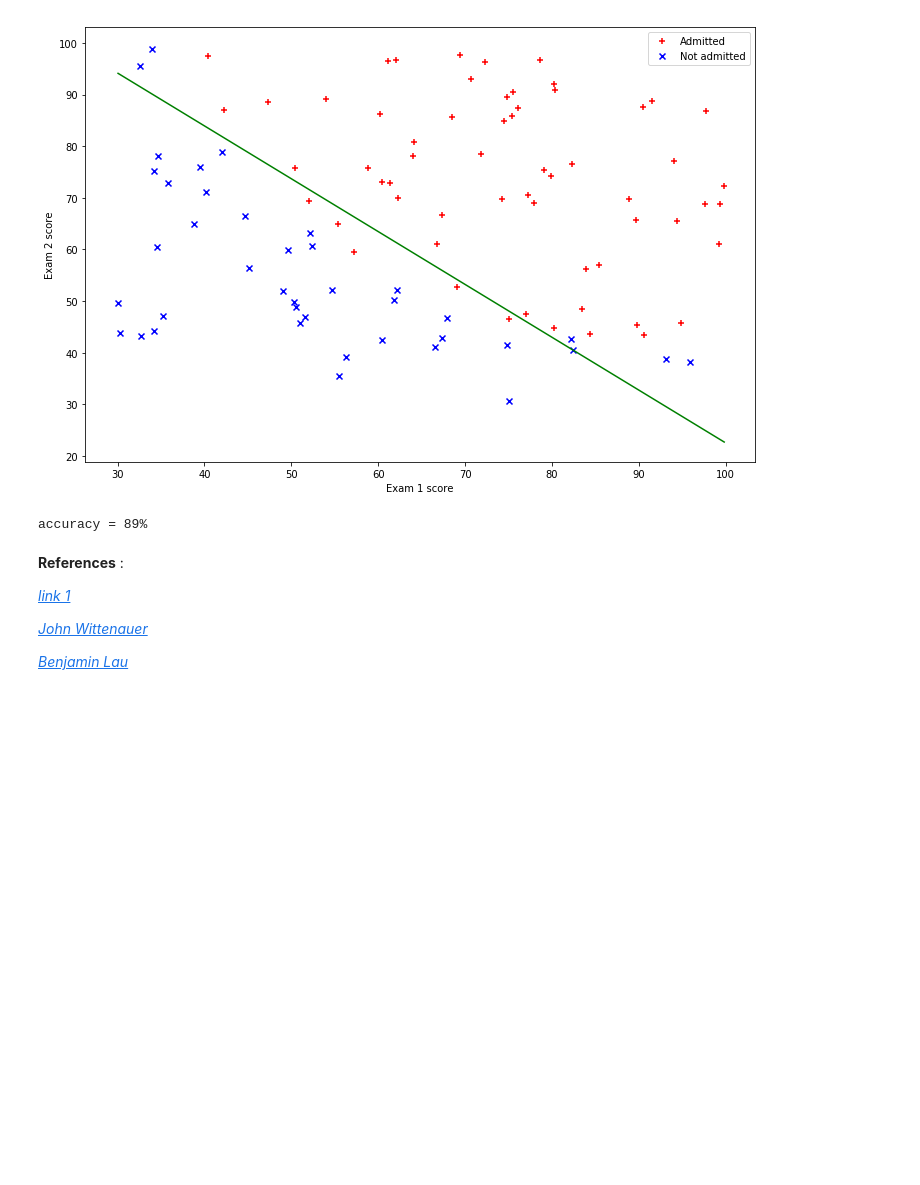
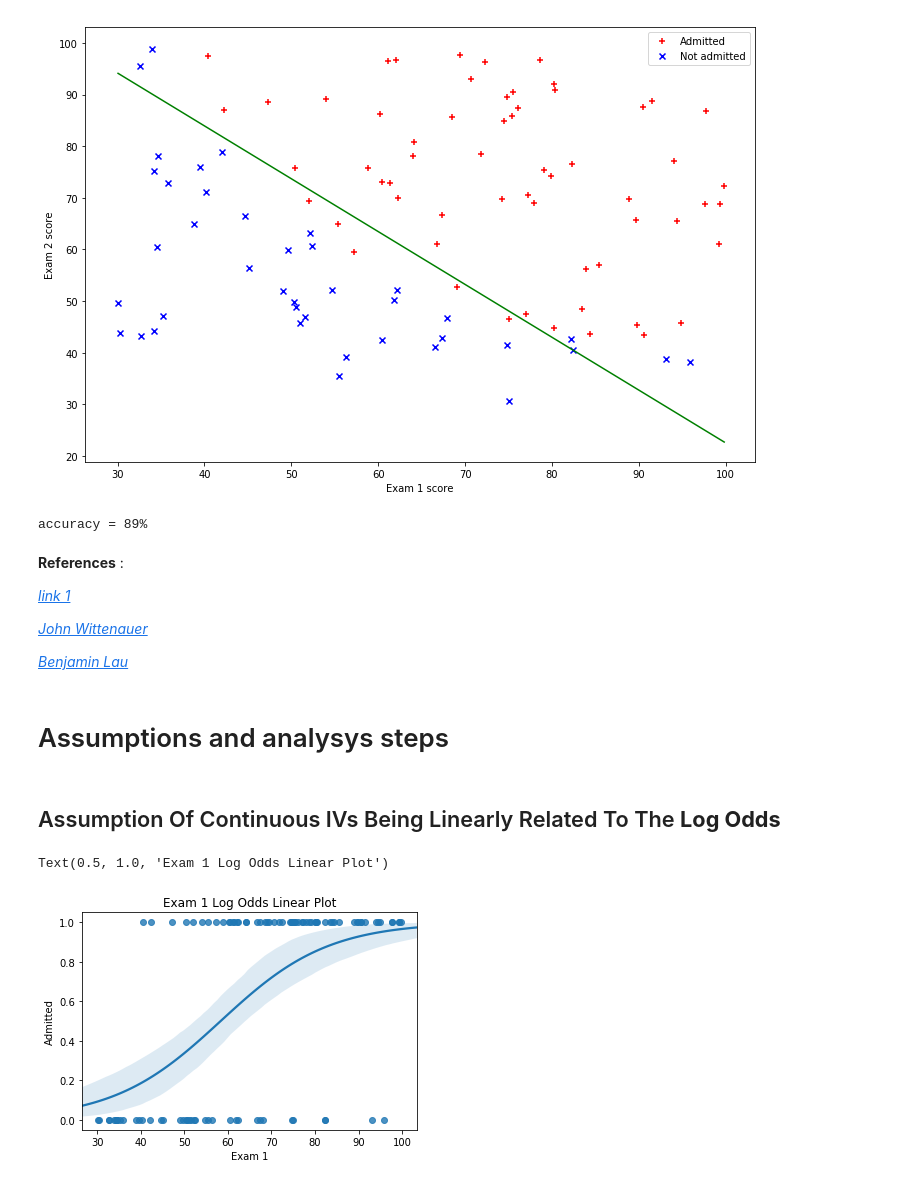
Before and after one commit to nandinijampala/SelfStudyNotes, a Jupyter notebook: Logistic_Regression/Logistic_Regression.ipynb, the cells around one changed output. Drawn from its saved outputs; the diff is of its cells as text; code cells hidden in the pictures; blank space fills up the shorter version.

```diff
--- a/Logistic_Regression/Logistic_Regression.ipynb
+++ b/Logistic_Regression/Logistic_Regression.ipynb
@@ -171,3 +169,16 @@ accuracy = 89%
 [*John Wittenauer*](https://www.johnwittenauer.net/machine-learning-exercises-in-python-part-3/)
 
 [*Benjamin Lau*](https://towardsdatascience.com/andrew-ngs-machine-learning-course-in-python-regularized-logistic-regression-lasso-regression-721f311130fb)
+# %%
+data.head()
+data = data.iloc[:,1:]
+# %% [markdown]
+# Assumptions and analysys steps
+# %% [markdown]
+## Assumption Of Continuous IVs Being Linearly Related To The **Log Odds**
+# %%
+sns.regplot(x= 'Exam 1', y= 'Admitted', data= data, logistic= True).set_title("Exam 1 Log Odds Linear Plot")
+#gre.figure.savefig("gre log lin.png")
+# %% [output]
+Text(0.5, 1.0, 'Exam 1 Log Odds Linear Plot')
+[figure, added]
```
Also changed, not shown: parts of 16 cells of this notebook, 8 other files.
